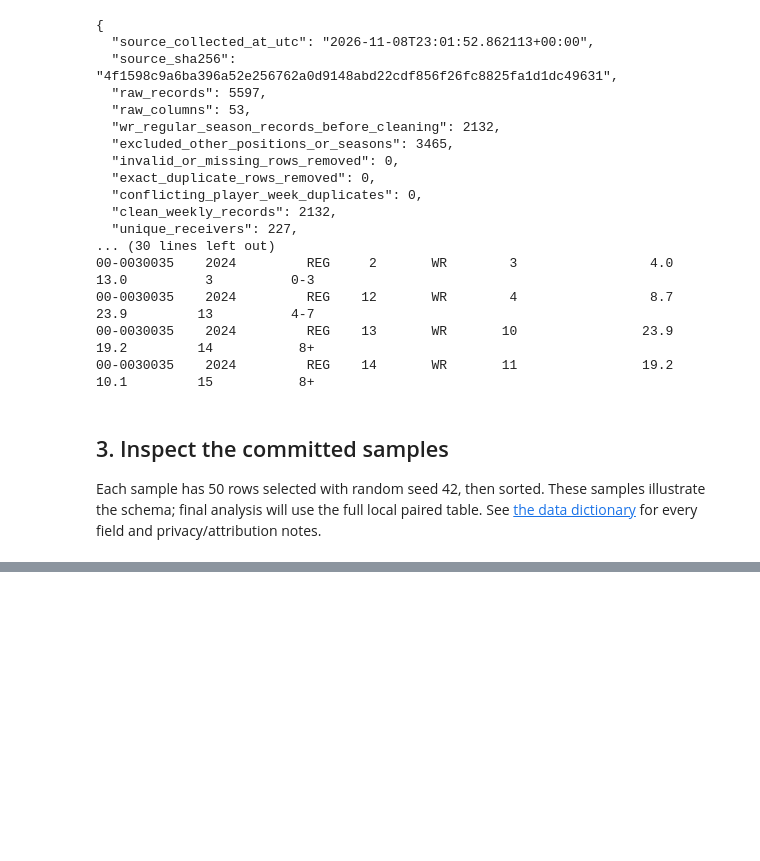
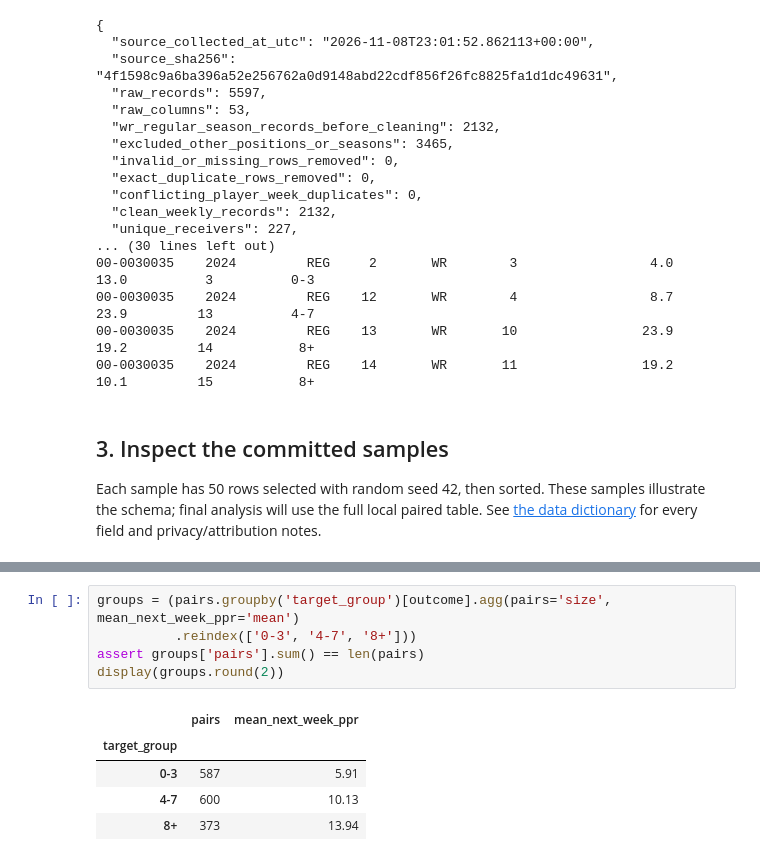
Before and after one commit to brmy2261/nfl-wide-receiver-targets-and-ppr, a Jupyter notebook: analysis.ipynb, the cells around one changed output, grey strips where cells are left out. Saved outputs shown, nothing was run; the diff lists cells and outputs as text; blank space fills up the shorter version.

```diff
--- a/analysis.ipynb
+++ b/analysis.ipynb
@@ -124,0 +142,11 @@ The raw file contained 5,597 records. Filtering produced 2,132 regular-season WR
+# %%
+groups = (pairs.groupby('target_group')[outcome].agg(pairs='size', mean_next_week_ppr='mean')
+          .reindex(['0-3', '4-7', '8+']))
+assert groups['pairs'].sum() == len(pairs)
+display(groups.round(2))
+# %% [output]
+|  | pairs | mean_next_week_ppr |
+| target_group |  |  |
+| 0-3 | 587 | 5.91 |
+| 4-7 | 600 | 10.13 |
+| 8+ | 373 | 13.94 |
```
Also changed, not shown: parts of 8 cells of this notebook, 3 other files.
